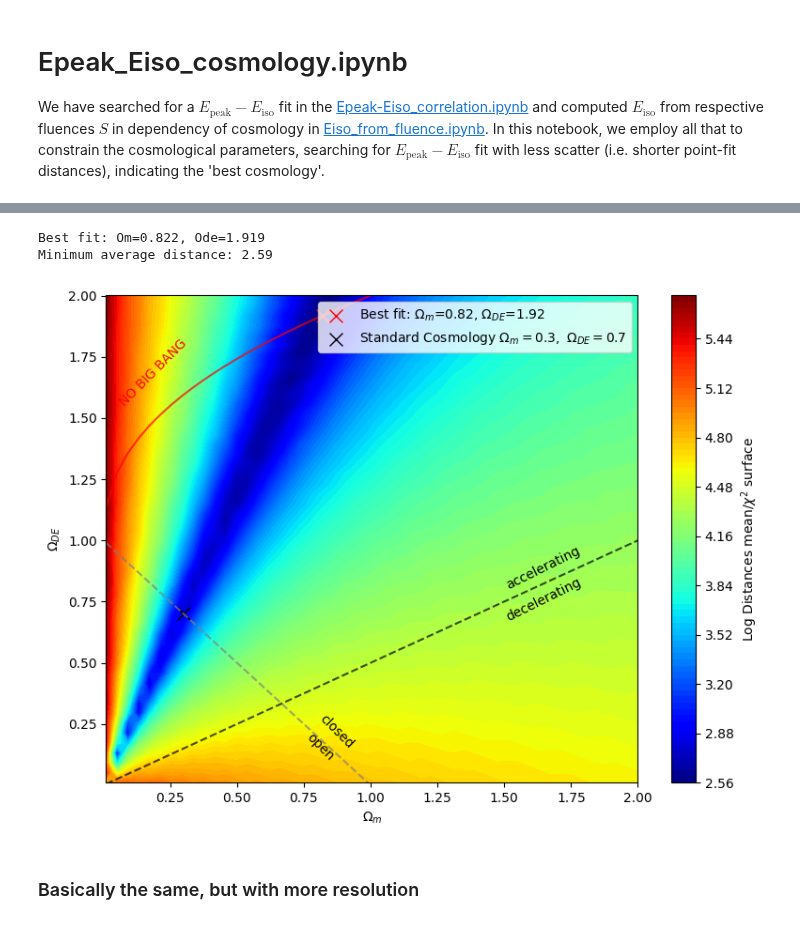
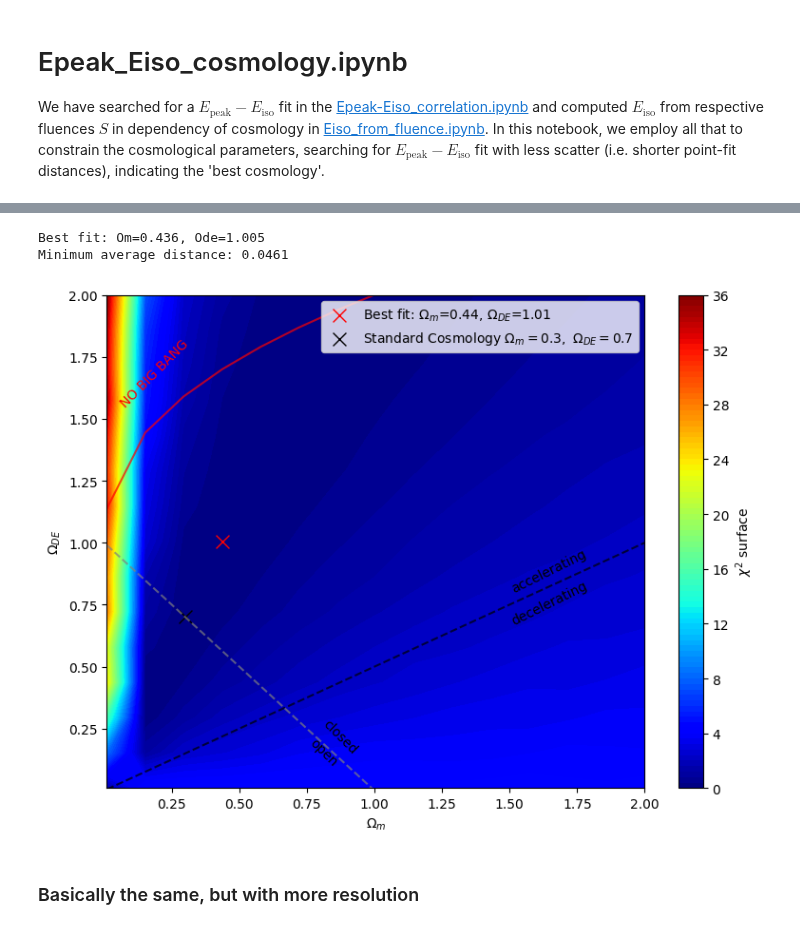
Before and after one commit to joanalnu/OAB-INAF, a Jupyter notebook: Epeak_Eiso_cosmology.ipynb, the cells around one changed output, grey strips where cells are left out. Saved outputs shown, nothing was run; the diff lists cells and outputs as text; code cells hidden in the pictures.

```diff
--- a/Epeak_Eiso_cosmology.ipynb
+++ b/Epeak_Eiso_cosmology.ipynb
@@ -357,10 +345,10 @@ Minimum average distance: 0.142
-# %%
-plot = create_contourplot(Om, Ode, chi_surface, log=True)
-add_constraint_lines(plot)
-# %% [output]
-Best fit: Om=0.822, Ode=1.919
-Minimum average distance: 2.59
-[figure, removed]
+# %%
+plot = create_contourplot(Om, Ode, chi_surface)
+add_constraint_lines(plot)
+# %% [output]
+Best fit: Om=0.436, Ode=1.005
+Minimum average distance: 0.0461
+[figure, added]
 # %% [markdown]
 ### Basically the same, but with more resolution
 # %%
```
Also changed, not shown: parts of 7 cells of this notebook.
